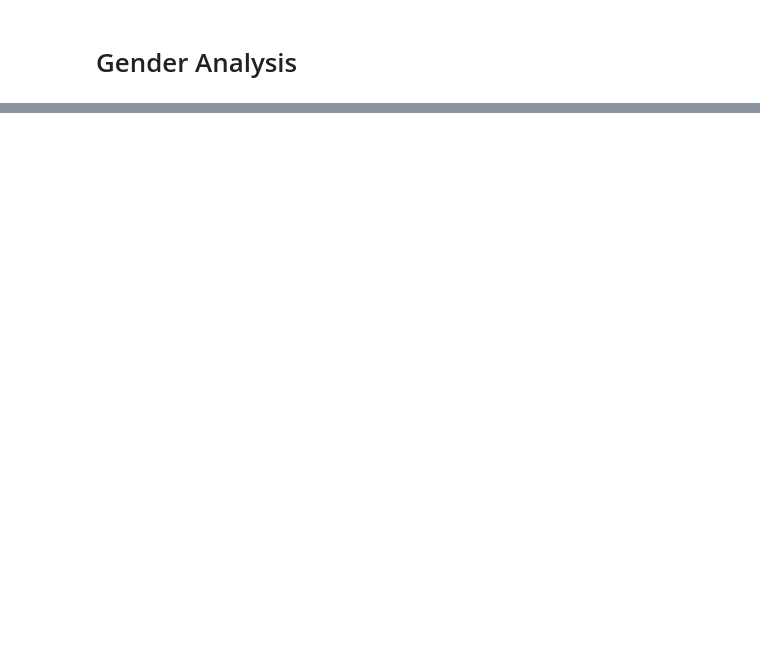
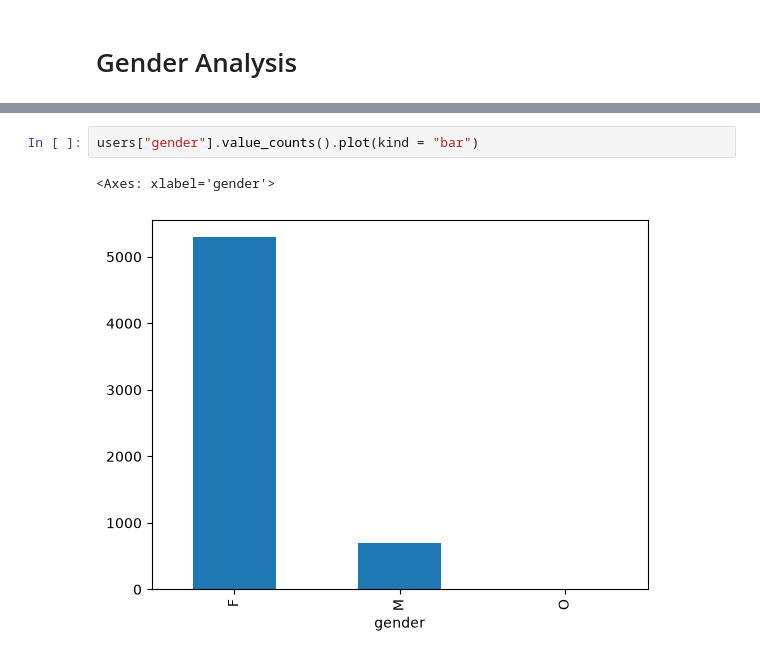
Before and after one commit to anuarsantoyo/TravelTideOct26, a Jupyter notebook: notebooks/EDA.ipynb, the cells around one changed output, grey strips where cells are left out. Cells and saved outputs as stored; diff of their text form; blank space fills up the shorter version.

```diff
--- a/notebooks/EDA.ipynb
+++ b/notebooks/EDA.ipynb
@@ -101,0 +124,5 @@ ImportError: matplotlib is required for plotting when the default backend "matpl
+# %%
+users["gender"].value_counts().plot(kind = "bar")
+# %% [output]
+<Axes: xlabel='gender'>
+[figure, added]
```
Also changed, not shown: parts of 21 cells of this notebook, 1 other file.
